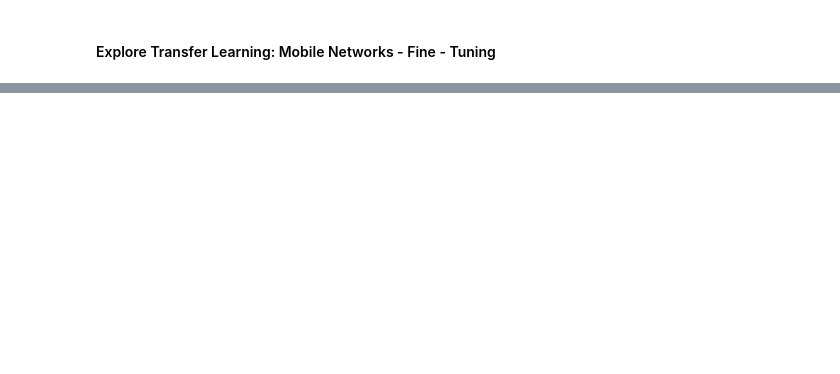
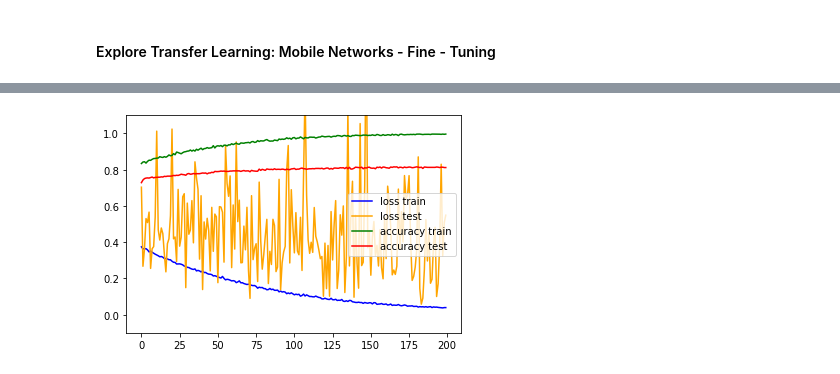
Before and after one commit to vhcg77/classification_with_cnn, a Jupyter notebook: notebooks/mobile_classifiers.ipynb, the cells around one changed output, grey strips where cells are left out. Cells and saved outputs as stored; diff of their text form; code cells hidden in the pictures; blank space fills up the shorter version.

```diff
--- a/notebooks/mobile_classifiers.ipynb
+++ b/notebooks/mobile_classifiers.ipynb
@@ -4834,0 +1421,7 @@ Pasos siguientes:
+# %%
+# run the test harness for evaluating a model
+#def run_test_harness():
+batch_size = 64
+epochs = 200
+dropout = 0.8
+learning_rate = 1e-5
@@ -4834,0 +1585,5 @@ Pasos siguientes:
+# %%
+# Check the trainable status of the individual layers
+print("\r\r\r\r")
+for layer in baseModel.layers:
+    print("{}: {}".format(layer, layer.trainable))
@@ -4834,0 +1610,66 @@ Pasos siguientes:
+# %%
+
+# Duplicate Model
+# model= clone_model(baseModel)
+model_with_last_20_layers = load_model('Base_Model_2.h5')
+
+# # loop over the layers in the model and show which ones are trainable
+# # or not
+# print("\r\r\r\r")
+# for layer in model_with_last_20_layers.layers:
+#     print("{}: {}".format(layer, layer.trainable))
+
+
+# Fine-tune from this layer onwards
+fine_tune_at = 20
+
+# Freeze all the layers before the `fine_tune_at` layer
+for layer in model_with_last_20_layers.layers:
+    layer.trainable=False
+for layer in model_with_last_20_layers.layers[:fine_tune_at]:
+  layer.trainable =  False
+for layer in model_with_last_20_layers.layers[fine_tune_at:]:
+    layer.trainable=True
+
+
+# # loop over the layers in the model and show which ones are trainable
+# # or not
+# print("\r\r\r\r")
+# for layer in model_with_last_20_layers.layers:
+#     print("{}: {}".format(layer, layer.trainable))
+
+# compile model
+#opt = SGD(lr=1.0e-6, momentum=0.9)
+opt = SGD(lr=learning_rate, momentum=0.9)
+model_with_last_20_layers.compile(optimizer=opt, loss='binary_crossentropy', metrics=['accuracy'])
+
+# learning schedule callback
+lrate = LearningRateScheduler(exp_decay)
+reduce_lr = ReduceLROnPlateau(monitor='val_loss', factor=0.2,
+                          patience=5, min_lr=0.001)
+
+tensorboard = TensorBoard(log_dir="logs/{}".format(time()))
+
+# callbacks_list = [ModelCheckpoint(filepath='model.h5', save_best_only=True)]
+callbacks_list = [tensorboard]
+# fit model
+history_awith_last_20_layers = model_with_last_20_layers.fit_generator(train_it, steps_per_epoch=len(train_it),
+                                                                      validation_data=test_it,
+                                                                      validation_steps=len(test_it),
+                                                                      epochs=epochs, verbose=1,
+                                                                      callbacks=callbacks_list)
+# evaluate model
+test_it.reset()
+_, acc = model_with_last_20_layers.evaluate_generator(test_it, steps=len(test_it), verbose=0)
+print(train_it.class_indices)
+#print(model.summary())
+print('> %.3f' % (acc * 100.0))
+# learning curves
+summarize_diagnostics(history_awith_last_20_layers)
+#print_metrics(model, test_datagen, test_path)
+
+
+# entry point, run the test harness
+# dataset_home = '../data/processed/iris_data/LG2200/gender/'
+#run_test_harness()
+# %% [output]
@@ -4834,0 +1693 @@ Pasos siguientes:
+[figure, added]
```
Also changed, not shown: parts of 71 cells of this notebook, 44 other files.
